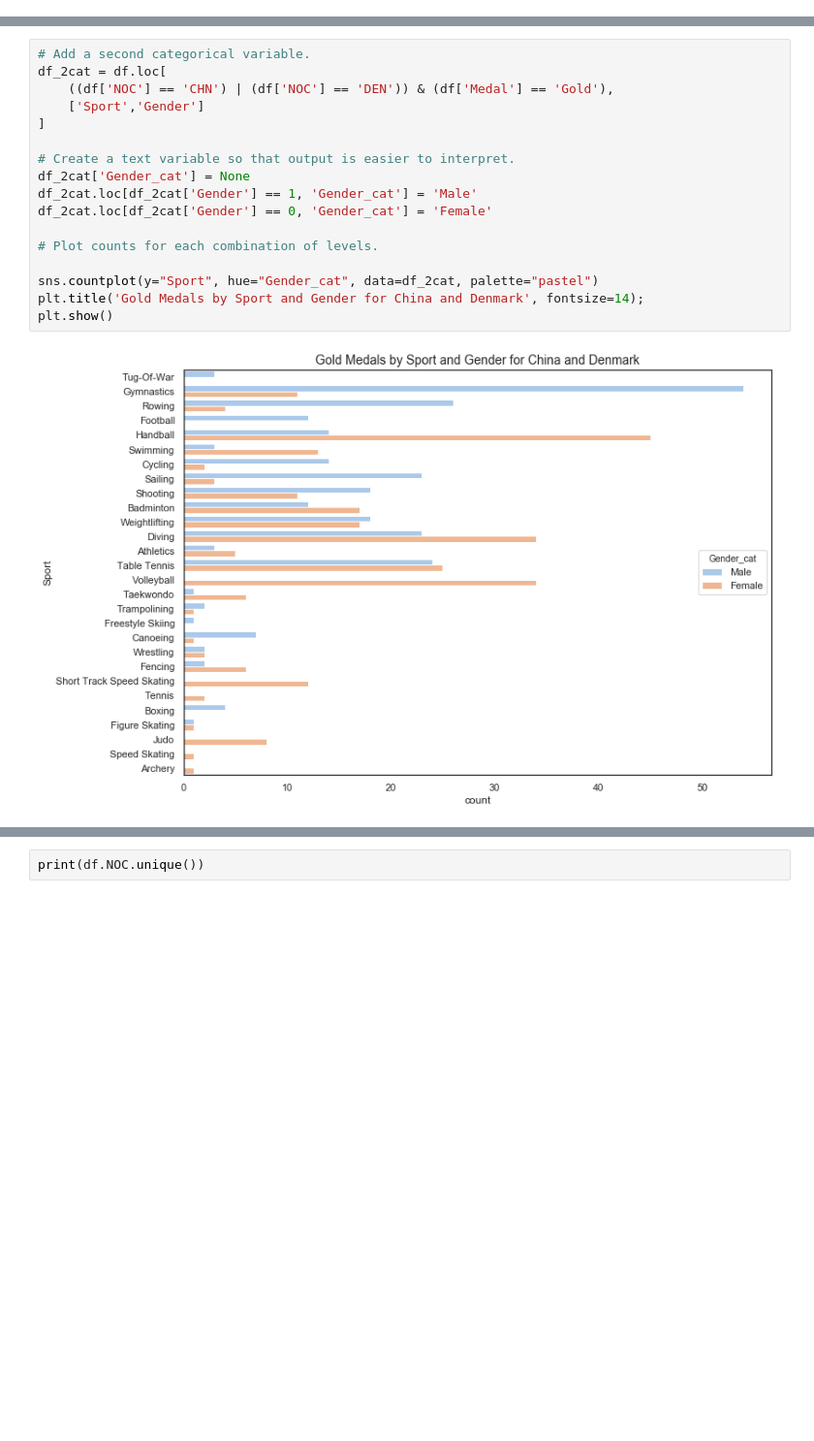
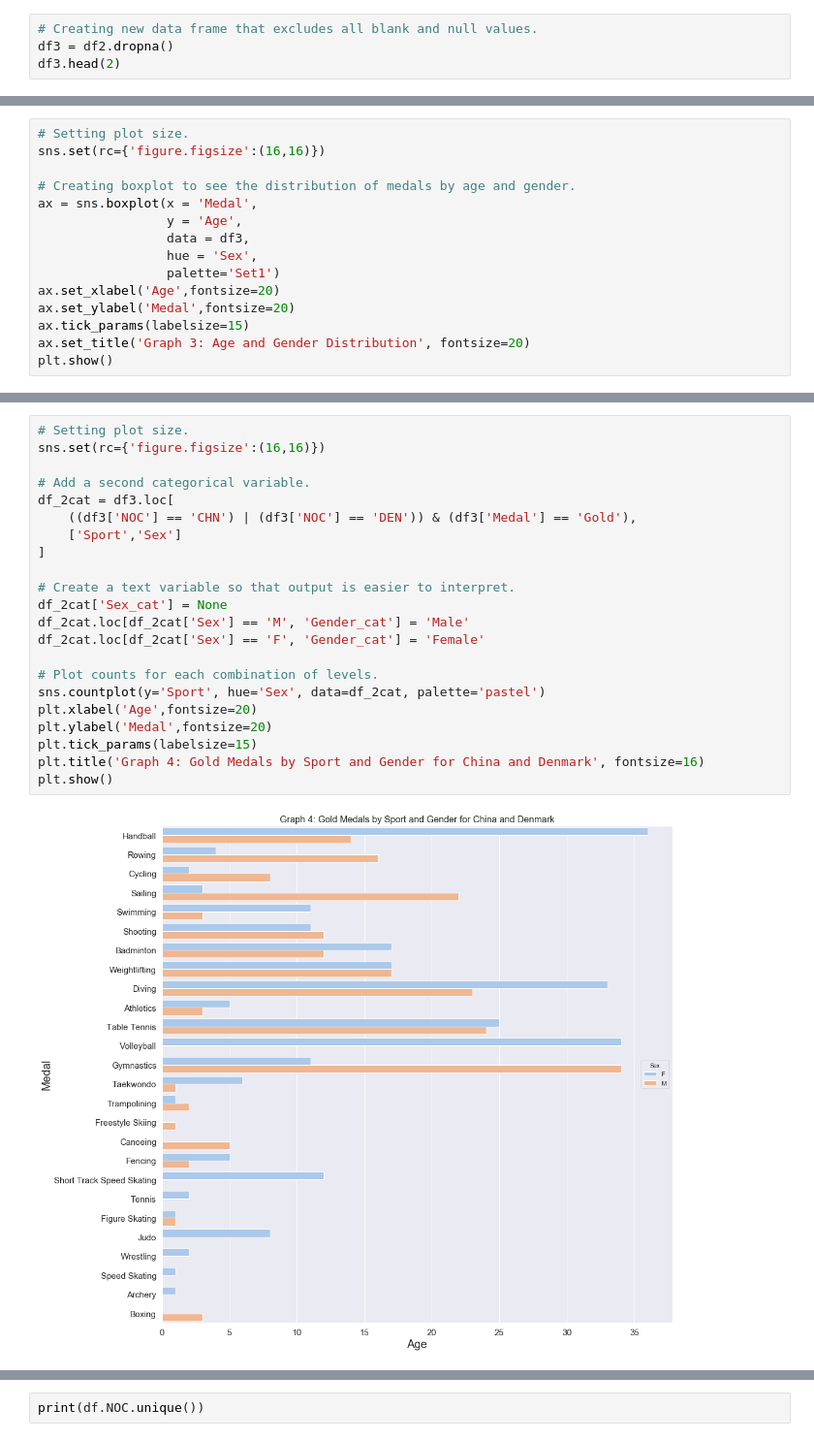
Before and after one commit to jmniet36/Thinkful-Data-Science-Boot-Camp, a Jupyter notebook: Unit 2.1_Drill 8_Preparing a Data Set for Modeling.ipynb, the cells around one changed output, grey strips where cells are left out. Shown at 97% size. Drawn from its saved outputs; the diff is of its cells as text; blank space fills up the shorter version.

```diff
--- a/Unit 2.1_Drill 8_Preparing a Data Set for Modeling.ipynb
+++ b/Unit 2.1_Drill 8_Preparing a Data Set for Modeling.ipynb
@@ -86,0 +95,4 @@ df.head()
+# %%
+# Creating new data frame that excludes all blank and null values.
+df3 = df2.dropna()
+df3.head(2)
@@ -158,0 +152,15 @@ Year   -0.095737  0.034419  0.004202  1.000000
+# %%
+# Setting plot size.
+sns.set(rc={'figure.figsize':(16,16)})
+
+# Creating boxplot to see the distribution of medals by age and gender.
+ax = sns.boxplot(x = 'Medal',
+                 y = 'Age',
+                 data = df3,
+                 hue = 'Sex',
+                 palette='Set1')
+ax.set_xlabel('Age',fontsize=20)
+ax.set_ylabel('Medal',fontsize=20)
+ax.tick_params(labelsize=15)
+ax.set_title('Graph 3: Age and Gender Distribution', fontsize=20)
+plt.show()
@@ -159,19 +171,24 @@ Year   -0.095737  0.034419  0.004202  1.000000
 # %%
+# Setting plot size.
+sns.set(rc={'figure.figsize':(16,16)})
+
 # Add a second categorical variable.
-df_2cat = df.loc[
-    ((df['NOC'] == 'CHN') | (df['NOC'] == 'DEN')) & (df['Medal'] == 'Gold'),
-    ['Sport','Gender']
+df_2cat = df3.loc[
+    ((df3['NOC'] == 'CHN') | (df3['NOC'] == 'DEN')) & (df3['Medal'] == 'Gold'),
+    ['Sport','Sex']
 ]
 
 # Create a text variable so that output is easier to interpret.
-df_2cat['Gender_cat'] = None
-df_2cat.loc[df_2cat['Gender'] == 1, 'Gender_cat'] = 'Male'
-df_2cat.loc[df_2cat['Gender'] == 0, 'Gender_cat'] = 'Female'
+df_2cat['Sex_cat'] = None
+df_2cat.loc[df_2cat['Sex'] == 'M', 'Gender_cat'] = 'Male'
+df_2cat.loc[df_2cat['Sex'] == 'F', 'Gender_cat'] = 'Female'
 
 # Plot counts for each combination of levels.
-
-sns.countplot(y="Sport", hue="Gender_cat", data=df_2cat, palette="pastel")
-plt.title('Gold Medals by Sport and Gender for China and Denmark', fontsize=14);
+sns.countplot(y='Sport', hue='Sex', data=df_2cat, palette='pastel')
+plt.xlabel('Age',fontsize=20)
+plt.ylabel('Medal',fontsize=20)
+plt.tick_params(labelsize=15)
+plt.title('Graph 4: Gold Medals by Sport and Gender for China and Denmark', fontsize=16)
 plt.show()
 # %% [output]
-[figure, old version]
+[figure, new version]
```
Also changed, not shown: parts of 48 cells of this notebook.
